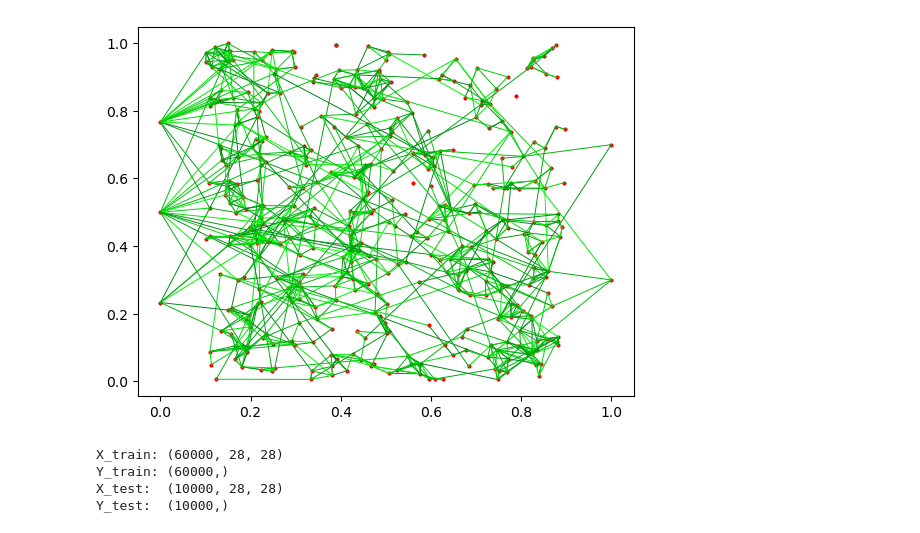
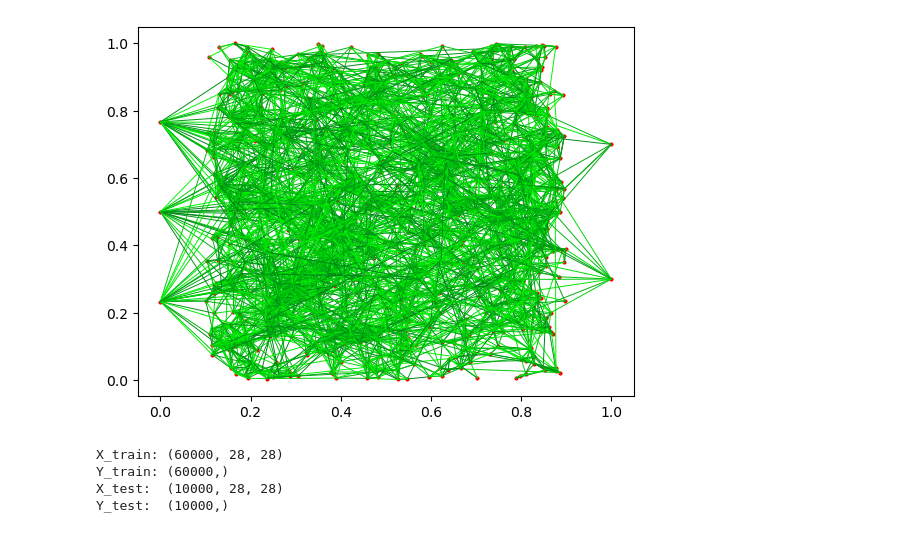
Before and after one commit to HannesThurnherr/Bachelor_Thesis, a Jupyter notebook: evolutionary nlnn pipeline-mnist.ipynb, the cells around one changed output. Cells and saved outputs as stored; diff of their text form; code cells hidden in the pictures.

```diff
--- a/evolutionary nlnn pipeline-mnist.ipynb
+++ b/evolutionary nlnn pipeline-mnist.ipynb
@@ -9,10 +37,10 @@ from non_layered_neural_net import nlnn
 # %%
-net = nlnn(hidden_neurons= 400, input_neurons = 3, output_neurons = 2)
+net = nlnn(hidden_neurons= 1000, input_neurons = 3, output_neurons = 2)
 net.initialise_structure(connection_probability_dropoff=3, connection_probabily_scalar=0.00003)
 #net.initialise_randomly()
 net.display_net()
 # %% [output]
-[figure, old version]
+[figure, new version]
 # %%
 #load dataset
 from keras.datasets import mnist
```
Also changed, not shown: parts of 18 cells of this notebook, 9 other files.
